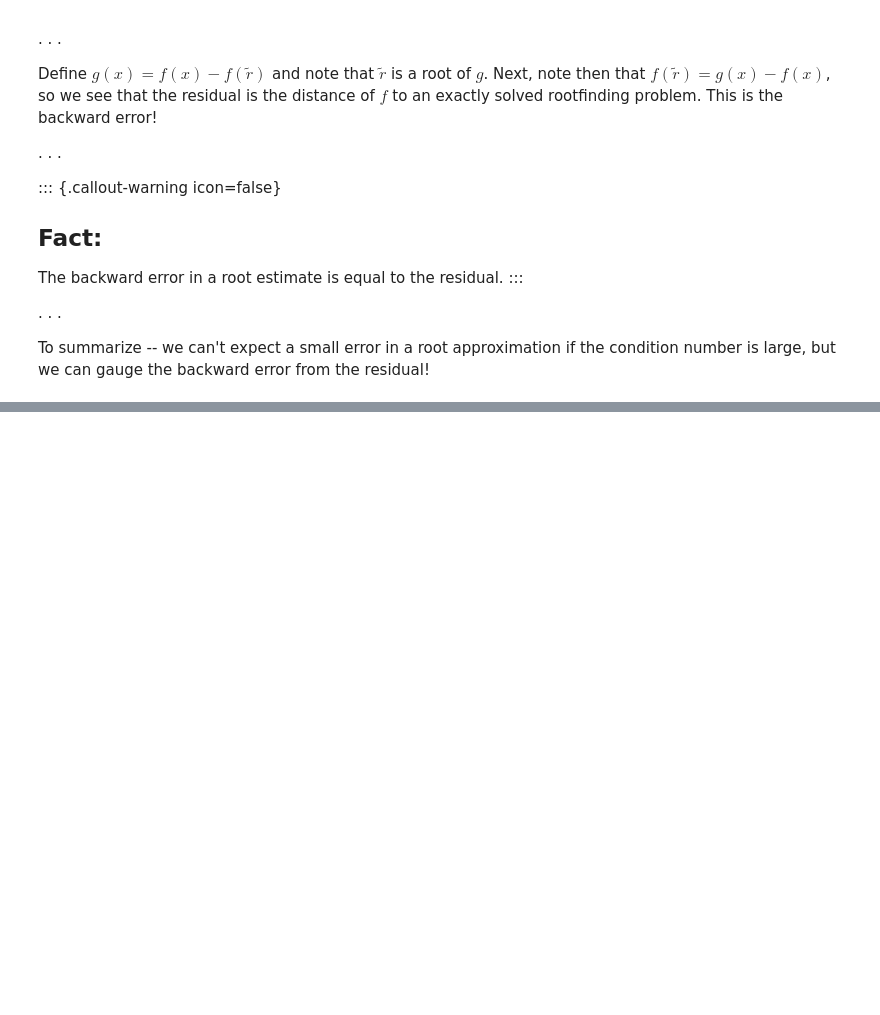
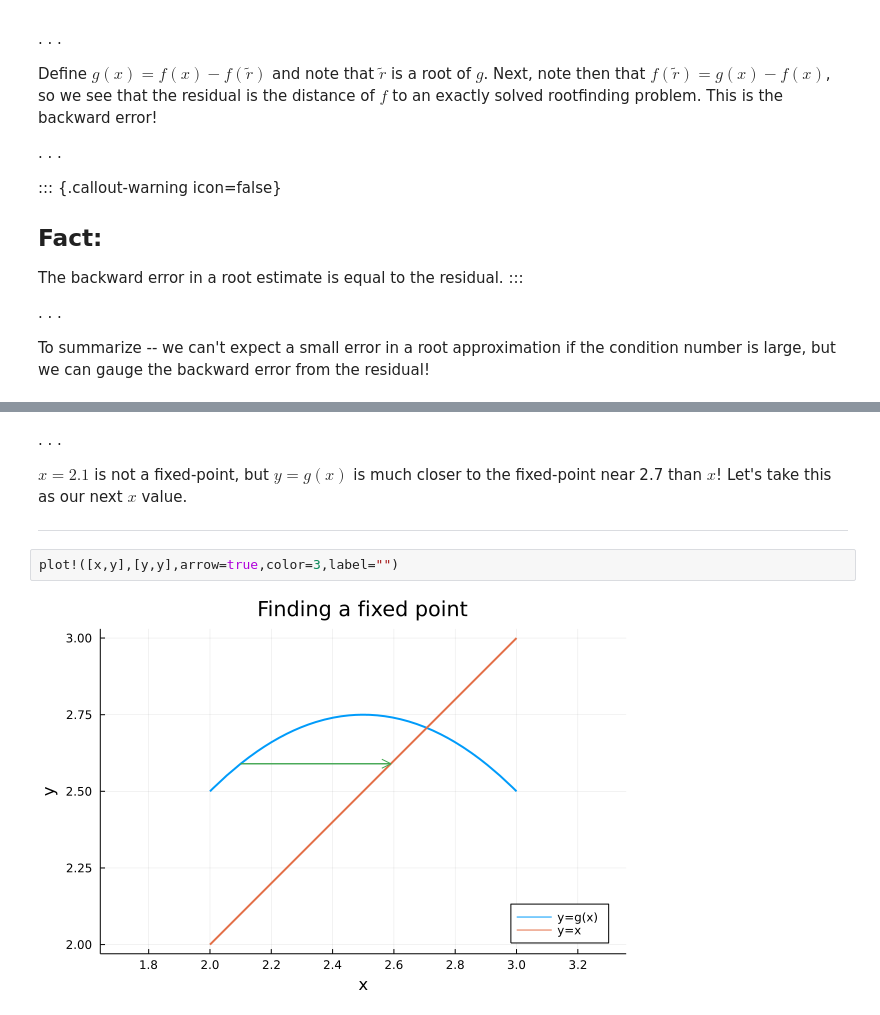
Before and after one commit to jamiehadd/164-ScientificComputing, a Jupyter notebook: Lecture9/Lecture9.ipynb, the cells around one changed output, grey strips where cells are left out. Saved outputs shown, nothing was run; the diff lists cells and outputs as text; blank space fills up the shorter version.

```diff
--- a/Lecture9/Lecture9.ipynb
+++ b/Lecture9/Lecture9.ipynb
@@ -141,0 +188,10 @@ Given a function $g$, the **fixed-point problem** is to find a value $p$, called
+# %% [markdown]
+. . .
+
+$x = 2.1$ is not a fixed-point, but $y = g(x)$ is much closer to the fixed-point near 2.7 than $x$!  Let's take this as our next $x$ value.
+
+---
+# %%
+plot!([x,y],[y,y],arrow=true,color=3,label="")
+# %% [output]
+[figure, added]
```
Also changed, not shown: parts of 28 cells of this notebook, 8 other files.
